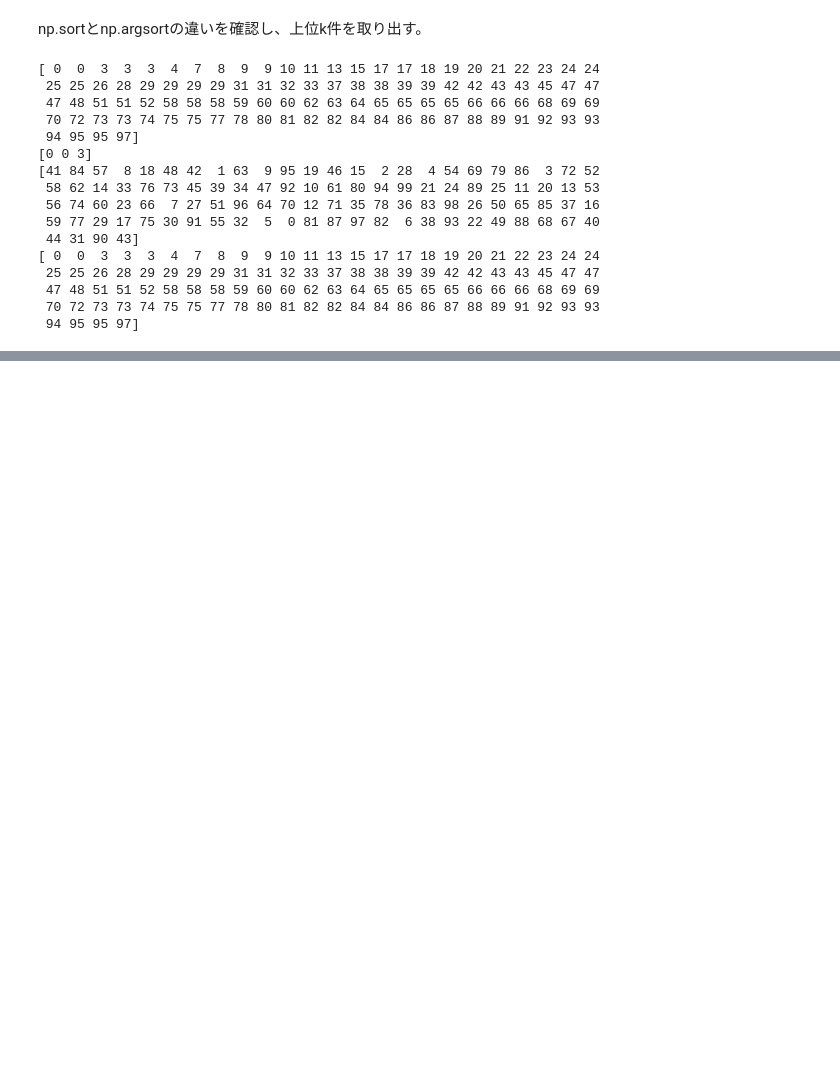
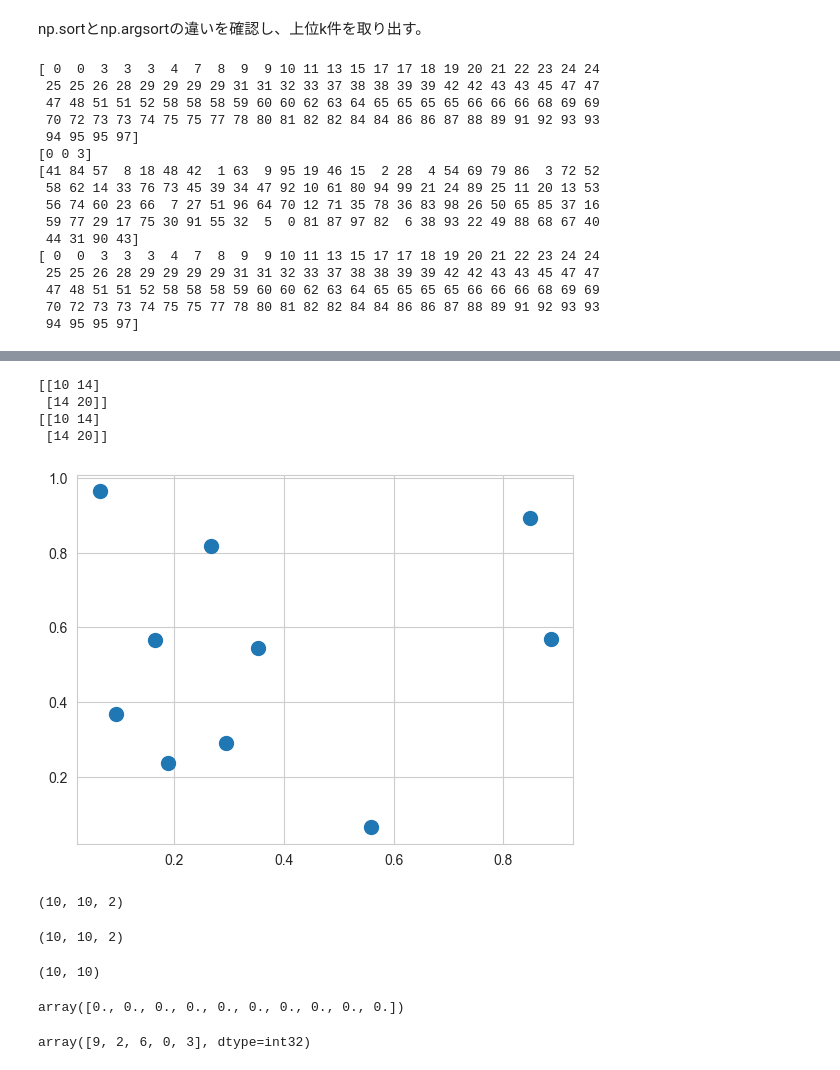
Before and after one commit to zdan2/PDSH, a Jupyter notebook: basic_numpy.ipynb, the cells around one changed output, grey strips where cells are left out. Cells and saved outputs as stored; diff of their text form; code cells hidden in the pictures; blank space fills up the shorter version.

```diff
--- a/basic.ipynb
+++ b/basic_numpy.ipynb
@@ -701,0 +784,10 @@ print(x)
+# %%
+A=np.array([[1,3],[2,4]])
+B=np.array([[1,2],[3,4]])
+print(np.dot(A,B))
+print(A@B)
+# %% [output]
+[[10 14]
+ [14 20]]
+[[10 14]
+ [14 20]]
@@ -701,0 +800,35 @@ print(x)
+# %%
+X = rng.random((10, 2))
+# %%
+%matplotlib inline
+import matplotlib.pyplot as plt
+import seaborn as sns
+
+sns.set_style('whitegrid')
+plt.scatter(X[:, 0], X[:, 1], s=100);
+# %% [output]
+[figure, added]
+# %%
+differences = X[:, np.newaxis] - X[np.newaxis, :]
+differences.shape
+# %% [output]
+(10, 10, 2)
+# %%
+sq_differences = differences ** 2
+sq_differences.shape
+# %% [output]
+(10, 10, 2)
+# %%
+dist_sq = sq_differences.sum(-1)
+dist_sq.shape
+# %% [output]
+(10, 10)
+# %%
+dist_sq.diagonal()
+# %% [output]
+array([0., 0., 0., 0., 0., 0., 0., 0., 0., 0.])
+# %%
+indices = np.random.choice(dist_sq.shape[0], 5,replace=False)
+indices
+# %% [output]
+array([9, 2, 6, 0, 3], dtype=int32)
```
Also changed, not shown: parts of 12 cells of this notebook, 2 other files.
